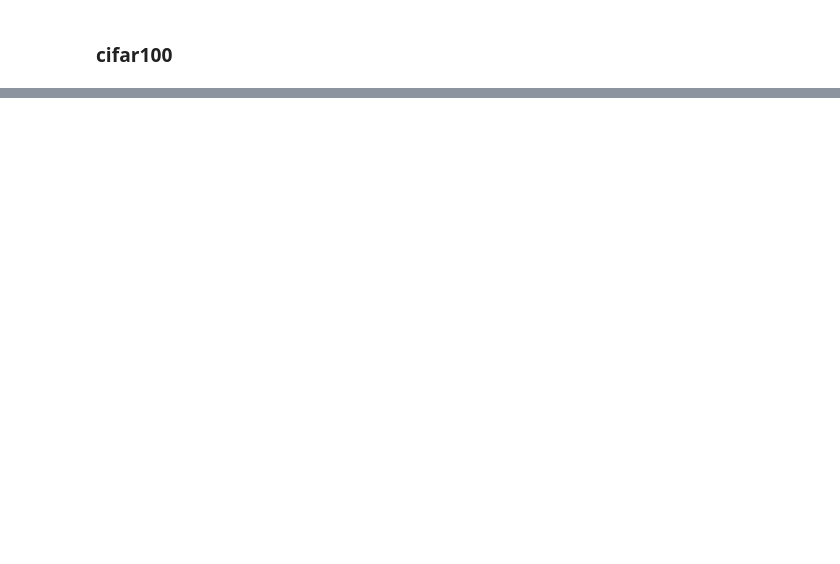
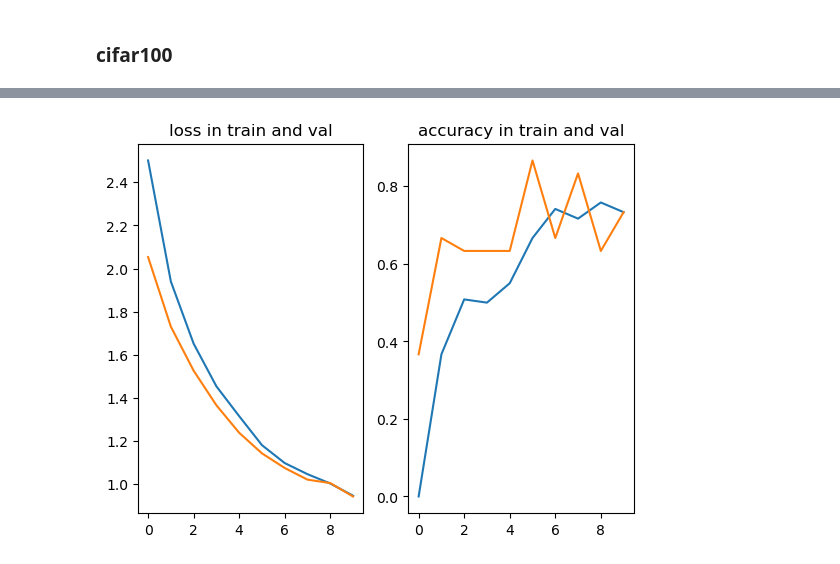
Before and after one commit to DanTa368/Deep-learning, a Jupyter notebook: Tensorflow 数据载入 训练及测试.ipynb, the cells around one changed output, grey strips where cells are left out. Drawn from its saved outputs; the diff is of its cells as text; code cells hidden in the pictures; blank space fills up the shorter version.

```diff
--- a/Tensorflow 数据载入 训练及测试.ipynb
+++ b/Tensorflow 数据载入 训练及测试.ipynb
@@ -185,0 +259,14 @@ plt.show()
+# %%
+model.compile(optimizer=tf.keras.optimizers.SGD(),
+              loss=tf.keras.losses.SparseCategoricalCrossentropy(from_logits=False),
+             metrics=['accuracy'])
+# %%
+checkpoint_path = './checkpoint/iris.ckpt'
+cp_callback = tf.keras.callbacks.ModelCheckpoint(filepath=checkpoint_path,
+                                                save_weights_only=True,
+                                                save_best_only=True)
+# %%
+history = model.fit(x_train,y_train,epochs=10,
+                    validation_data=(x_test,y_test),#validation_data验证数据集
+                    validation_freq=1,#validation_freq每轮验证数量
+                   callbacks=[cp_callback])
@@ -185,0 +316,21 @@ plt.show()
+# %%
+loss = history.history['loss']
+accuracy = history.history['accuracy']
+val_loss = history.history['val_loss']
+val_accuracy = history.history['val_accuracy']
+# %%
+import matplotlib.pyplot as plt
+
+plt.subplot(1,2,1)
+plt.plot(loss)
+plt.plot(val_loss)
+plt.title("loss in train and val")
+
+plt.subplot(1,2,2)
+plt.plot(accuracy)
+plt.plot(val_accuracy)
+plt.title("accuracy in train and val")
+
+plt.show()
+# %% [output]
+[figure, added]
```
Also changed, not shown: parts of 33 cells of this notebook.
